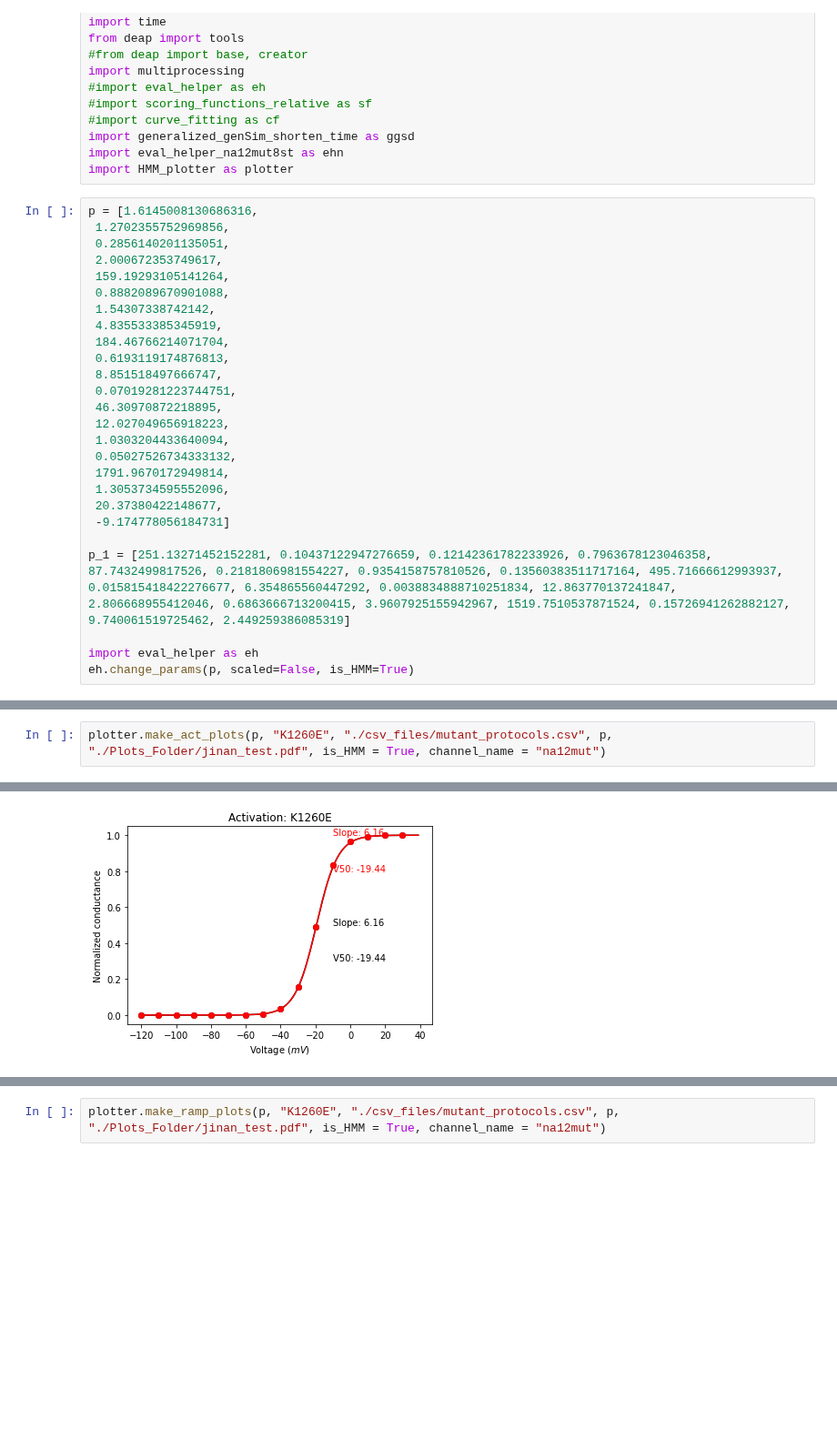
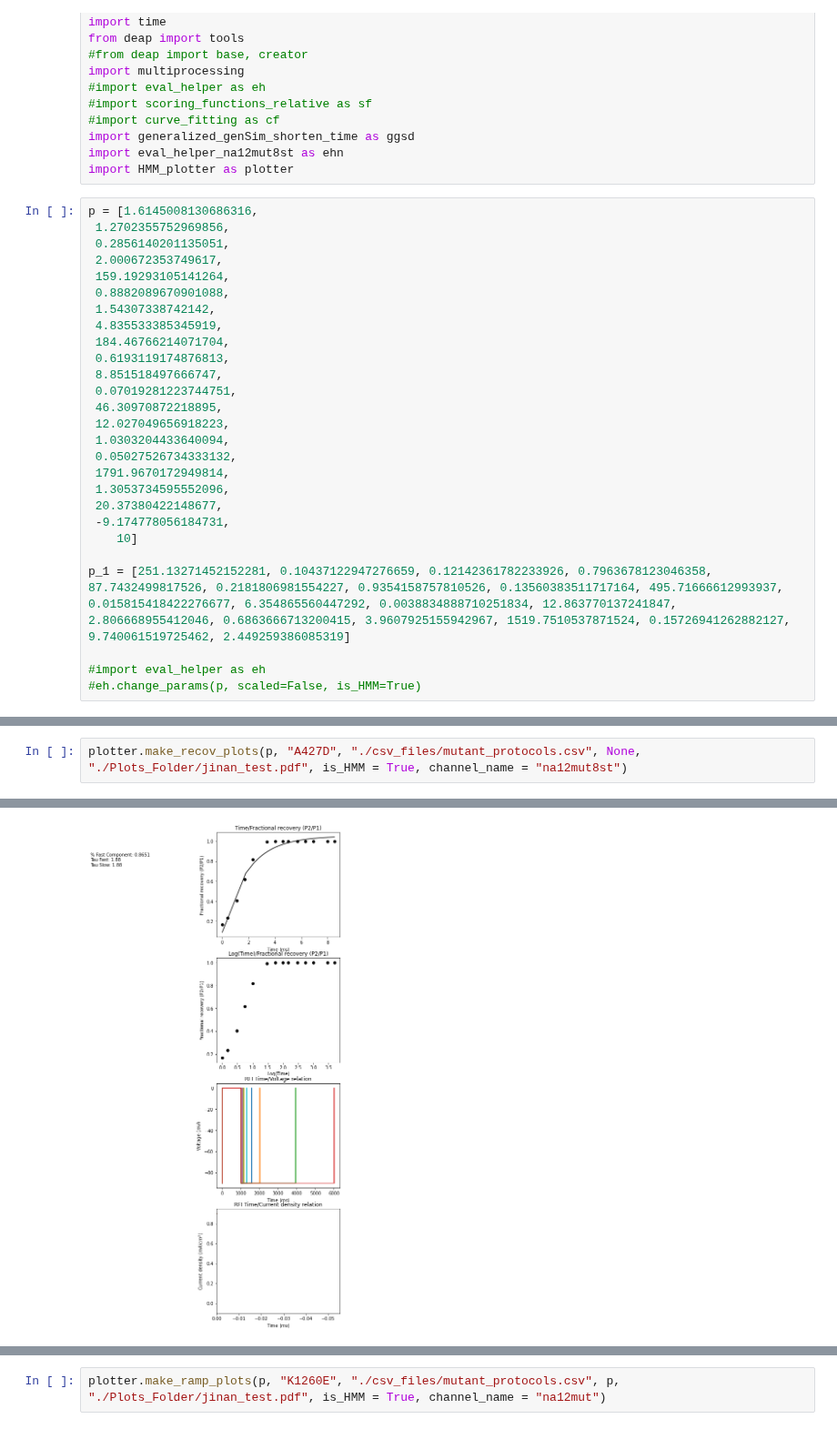
Before and after one commit to roybens/SimulatingVariants, a Jupyter notebook: Optimization_HHtoHMM_plotter_demo.ipynb, the cells around one changed output, grey strips where cells are left out. Shown at 91% size. Saved outputs shown, nothing was run; the diff lists cells and outputs as text; blank space fills up the shorter version.

Commit message:
recov working

```diff
--- a/Optimization_HHtoHMM_plotter_demo.ipynb
+++ b/Optimization_HHtoHMM_plotter_demo.ipynb
@@ -42,10 +42,11 @@ p = [1.6145008130686316,
  1791.9670172949814,
  1.3053734595552096,
  20.37380422148677,
- -9.174778056184731]
+ -9.174778056184731,
+    10]
 
 p_1 = [251.13271452152281, 0.10437122947276659, 0.12142361782233926, 0.7963678123046358, 87.7432499817526, 0.2181806981554227, 0.9354158757810526, 0.13560383511717164, 495.71666612993937, 0.015815418422276677, 6.354865560447292, 0.0038834888710251834, 12.863770137241847, 2.806668955412046, 0.6863666713200415, 3.9607925155942967, 1519.7510537871524, 0.15726941262882127, 9.740061519725462, 2.449259386085319]
 
-import eval_helper as eh
-eh.change_params(p, scaled=False, is_HMM=True)
+#import eval_helper as eh
+#eh.change_params(p, scaled=False, is_HMM=True)
 # %%
@@ -66,3 +69,3 @@ KeyError: 'A427D'
 # %%
-plotter.make_act_plots(p, "K1260E", "./csv_files/mutant_protocols.csv", p, "./Plots_Folder/jinan_test.pdf", is_HMM = True, channel_name = "na12mut")
+plotter.make_recov_plots(p, "A427D", "./csv_files/mutant_protocols.csv", None, "./Plots_Folder/jinan_test.pdf", is_HMM = True, channel_name = "na12mut8st")
 # %% [output]
@@ -72 +73 @@ activation slope: (1.0, 1.1159999999999999)
-[figure, old version]
+[figure, new version]
```
Also changed, not shown: parts of 5 cells of this notebook, 5 other files.
